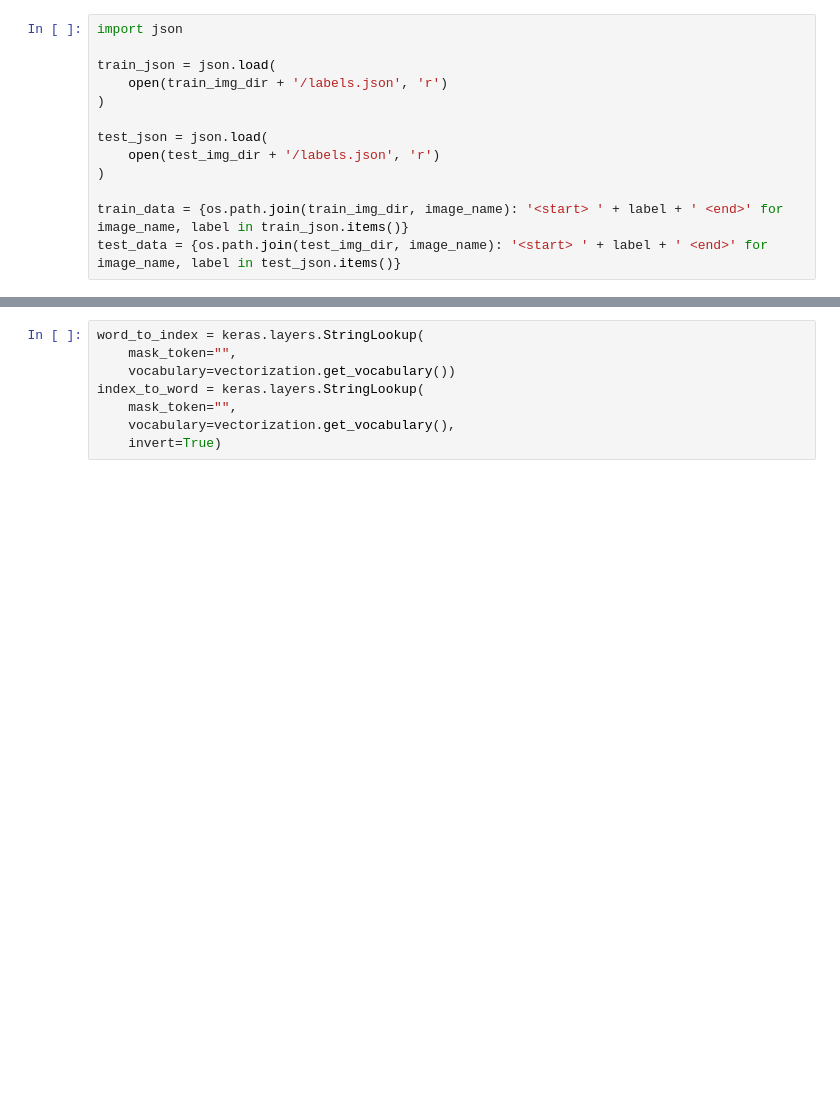
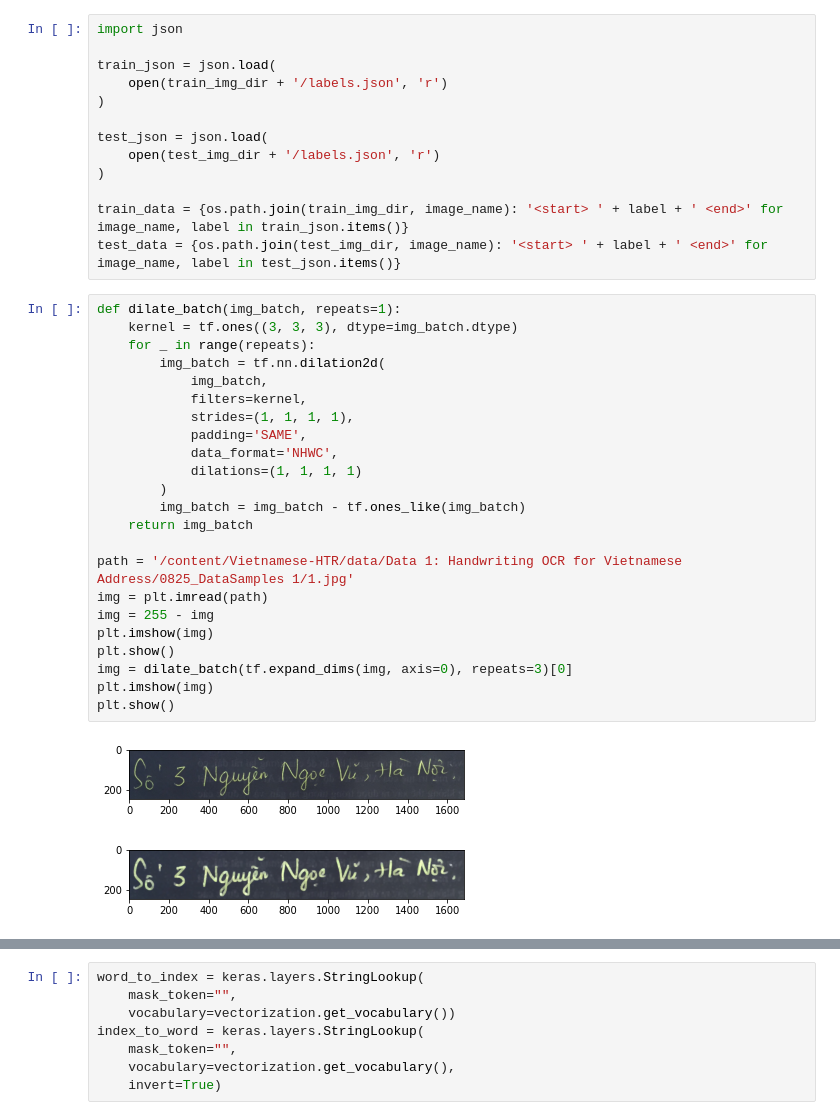
Before and after one commit to LapTQ/IT4343E_OCR, a Jupyter notebook: image_captioning.ipynb, the cells around one changed output, grey strips where cells are left out. Saved outputs shown, nothing was run; the diff lists cells and outputs as text; blank space fills up the shorter version.

```diff
--- a/image_captioning.ipynb
+++ b/image_captioning.ipynb
@@ -99,6 +100,32 @@ test_json = json.load(
 
 train_data = {os.path.join(train_img_dir, image_name): '<start> ' + label + ' <end>' for image_name, label in train_json.items()}
 test_data = {os.path.join(test_img_dir, image_name): '<start> ' + label + ' <end>' for image_name, label in test_json.items()}
+# %%
+def dilate_batch(img_batch, repeats=1):
+    kernel = tf.ones((3, 3, 3), dtype=img_batch.dtype)
+    for _ in range(repeats):
+        img_batch = tf.nn.dilation2d(
+            img_batch,
+            filters=kernel,
+            strides=(1, 1, 1, 1),
+            padding='SAME',
+            data_format='NHWC',
+            dilations=(1, 1, 1, 1)
+        )
+        img_batch = img_batch - tf.ones_like(img_batch)
+    return img_batch
+
+path = '/content/Vietnamese-HTR/data/Data 1: Handwriting OCR for Vietnamese Address/0825_DataSamples 1/1.jpg'
+img = plt.imread(path)
+img = 255 - img
+plt.imshow(img)
+plt.show()
+img = dilate_batch(tf.expand_dims(img, axis=0), repeats=3)[0]
+plt.imshow(img)
+plt.show()
+# %% [output]
+[figure, added]
+[figure, added]
 # %%
 def decode_and_resize(img_path):
     img_string = tf.io.read_file(img_path)
```
Also changed, not shown: parts of 8 cells of this notebook.
